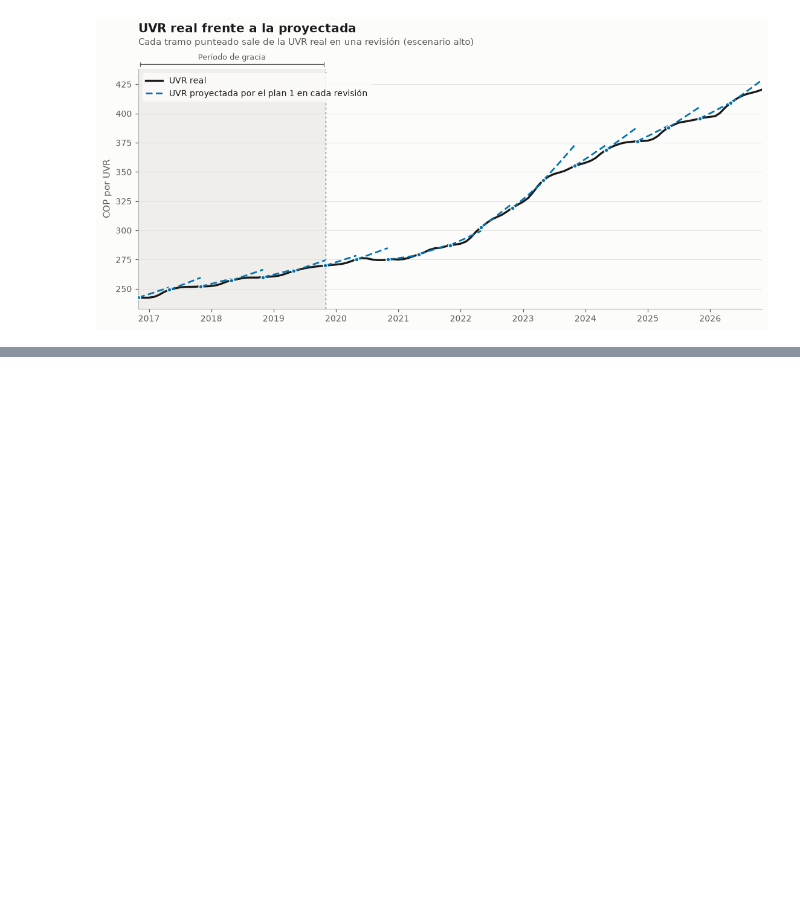
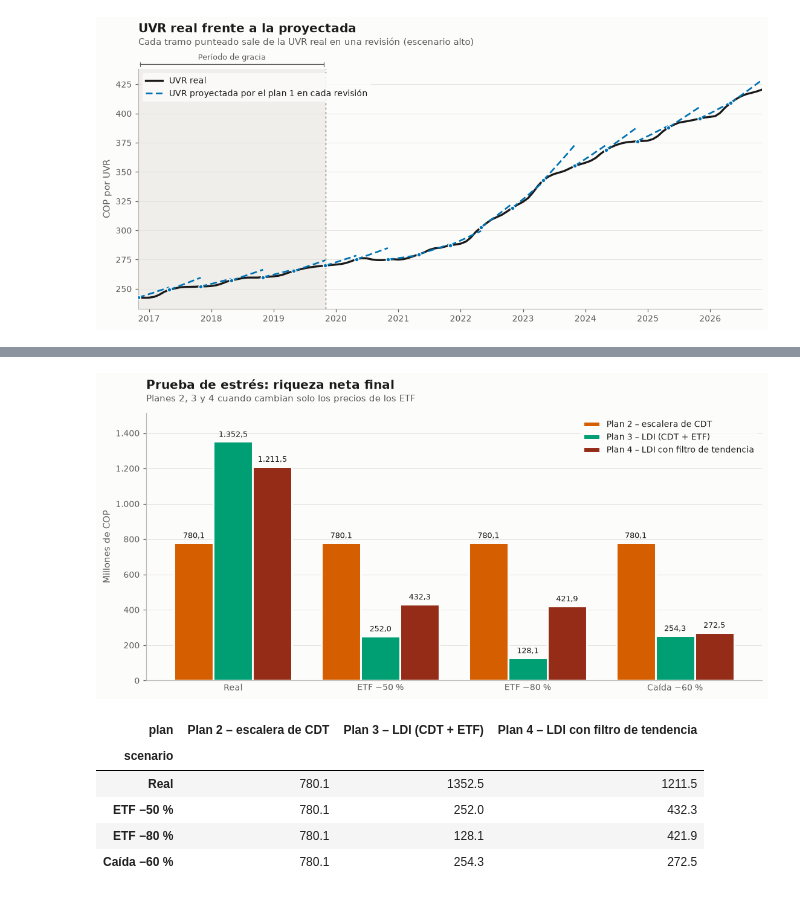
Before and after one commit to Efrain-J/seleccion-portafolio, a Jupyter notebook: notebooks/backtest_plans.ipynb, the cells around one changed output, grey strips where cells are left out. Drawn from its saved outputs; the diff is of its cells as text; code cells hidden in the pictures; blank space fills up the shorter version.

```diff
--- a/notebooks/backtest_plans.ipynb
+++ b/notebooks/backtest_plans.ipynb
@@ -326,0 +343,53 @@ for plan, df in results.items():
+# %%
+import numpy as np
+
+# Riqueza neta final de los planes 2, 3 y 4 en cada escenario (results/stress_summary.csv)
+SCENARIOS = {"real": "Real", "etf_-50%": "ETF −50 %", "etf_-80%": "ETF −80 %", "crash_-60%": "Caída −60 %"}
+stress = pd.read_csv(RESULTS_DIR / "stress_summary.csv")
+net = stress.pivot(index="scenario", columns="plan", values="final_wealth_net_cop").loc[list(SCENARIOS)] / 1e6
+net = net[[plan for plan in PLANS if plan in net.columns]]  # plan order and colors as in the other charts
+
+fig, ax = plt.subplots(figsize=(10, 4.8), layout="constrained")
+x = np.arange(len(net))
+width = 0.8 / len(net.columns)
+for i, plan in enumerate(net.columns):
+    offset = (i - (len(net.columns) - 1) / 2) * width
+    bars = ax.bar(
+        x + offset,
+        net[plan],
+        width,
+        color=COLORS[plan],
+        edgecolor=SURFACE,  # 2 px gap between neighboring bars
+        linewidth=2,
+        label=PLANS[plan],
+        zorder=3,
+    )
+    ax.bar_label(bars, labels=[es_number(v, 1) for v in net[plan]], padding=3, fontsize=8.5, color=TEXT)
+ax.set_xticks(x, [SCENARIOS[s] for s in net.index])
+ax.tick_params(axis="x", length=0)
+ax.set_ylabel("Millones de COP")
+ax.yaxis.set_major_formatter(FuncFormatter(lambda y, _: es_number(y)))
+ax.set_ylim(0, net.to_numpy().max() * 1.12)
+ax.set_title("Prueba de estrés: riqueza neta final", loc="left", pad=26)
+ax.annotate(
+    "Planes 2, 3 y 4 cuando cambian solo los precios de los ETF",
+    (0, 1),
+    xycoords="axes fraction",
+    xytext=(0, 10),
+    textcoords="offset points",
+    color=TEXT_2,
+    va="bottom",
+)
+ax.legend(loc="upper right", frameon=True, facecolor=SURFACE, edgecolor="none", framealpha=0.85)
+plt.show()
+
+# Table view of the same values (millions of COP)
+net.round(1).rename(index=SCENARIOS, columns=PLANS)
+# %% [output]
+[figure, added]
+| plan | Plan 2 – escalera de CDT | Plan 3 – LDI (CDT + ETF) | Plan 4 – LDI con filtro de tendencia |
+| scenario |  |  |  |
+| Real | 780.1 | 1352.5 | 1211.5 |
+| ETF −50 % | 780.1 | 252.0 | 432.3 |
+| ETF −80 % | 780.1 | 128.1 | 421.9 |
+| Caída −60 % | 780.1 | 254.3 | 272.5 |
```
Also changed, not shown: parts of 8 cells of this notebook, 15 other files.
